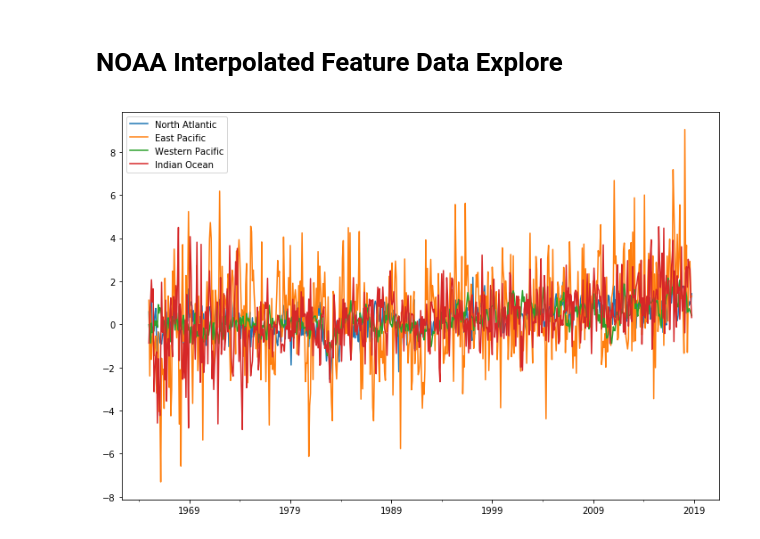
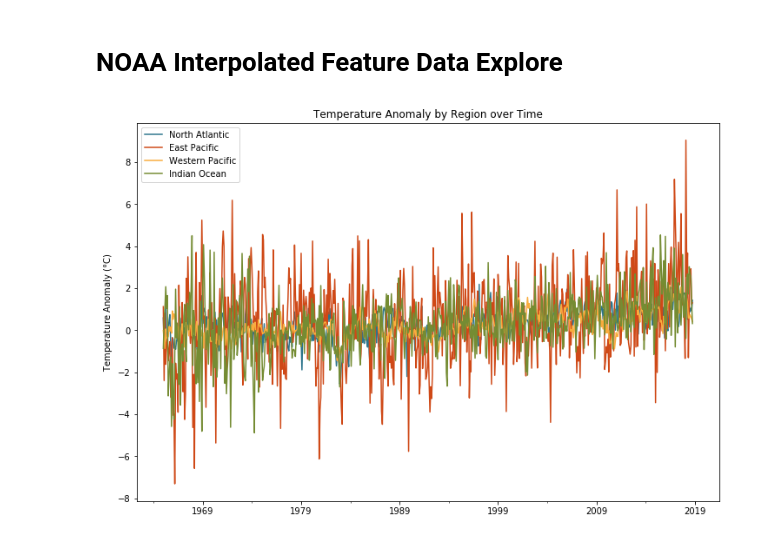
Before and after one commit to douglasdaly/hurricanes, a Jupyter notebook: notebooks/6_noaa_interpolated_feature_data_explore.ipynb, the cells around one changed output. Cells and saved outputs as stored; diff of their text form; code cells hidden in the pictures.

Commit message:
Average NOAA data by region charts

```diff
--- a/notebooks/6_noaa_interpolated_feature_data_explore.ipynb
+++ b/notebooks/6_noaa_interpolated_feature_data_explore.ipynb
@@ -38,6 +38,10 @@ for nm in feature_data.keys():
             cut_feature_data[nm][region][pd.to_datetime(k)] = \
                 feature_data[nm][k][long_bnd[0]+180:long_bnd[1]+180,
                                     lat_bnd[0]+90:lat_bnd[1]+90]
+# %%
+# - Variables for plotting
+colors = ['#2d758c', '#cf4917', '#f9ac3d', '#758c33']
+color_dict = dict(zip(region_cuts.keys(), colors))
 # %%
 # - Average the data across regions
 average_data = dict()
@@ -59,7 +63,12 @@ for nm in cut_feature_data.keys():
 # %%
 # - Plot
 fig, ax = plt.subplots(figsize=(12, 8))
 
-average_data['diff'].plot(ax=ax);
+average_data['diff'].plot(ax=ax, color=colors)
+
+ax.set_ylabel('Temperature Anomaly ($\degree$C)')
+ax.set_title('Temperature Anomaly by Region over Time')
+
+plt.show();
 # %% [output]
-[figure, old version]
+[figure, new version]
```
Also changed, not shown: parts of 3 cells of this notebook, 1 other file.
